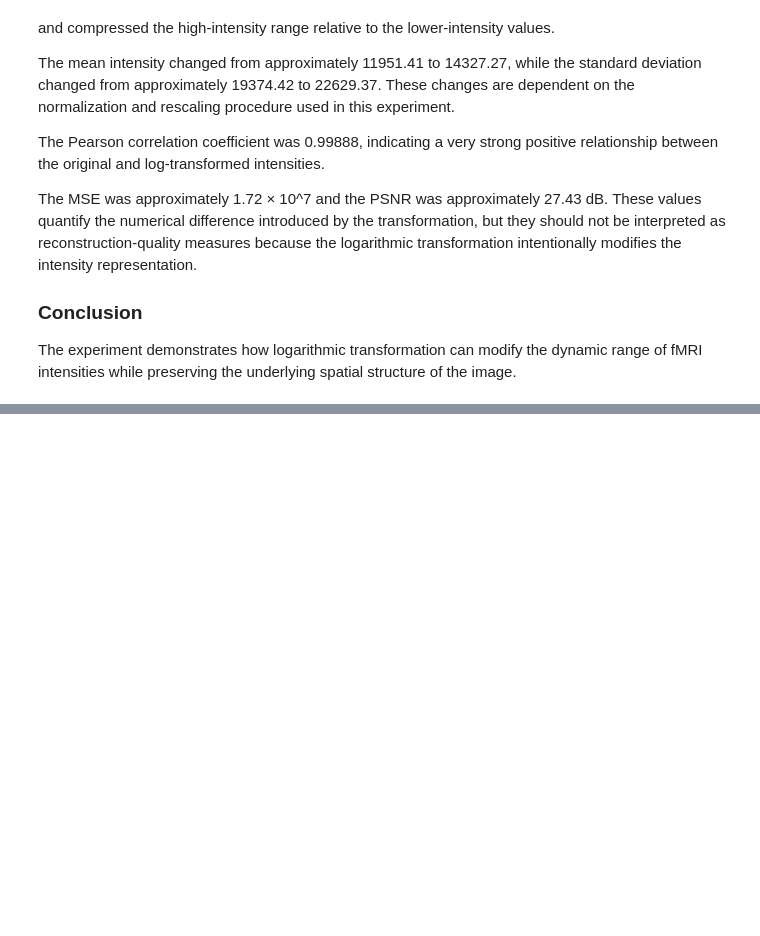
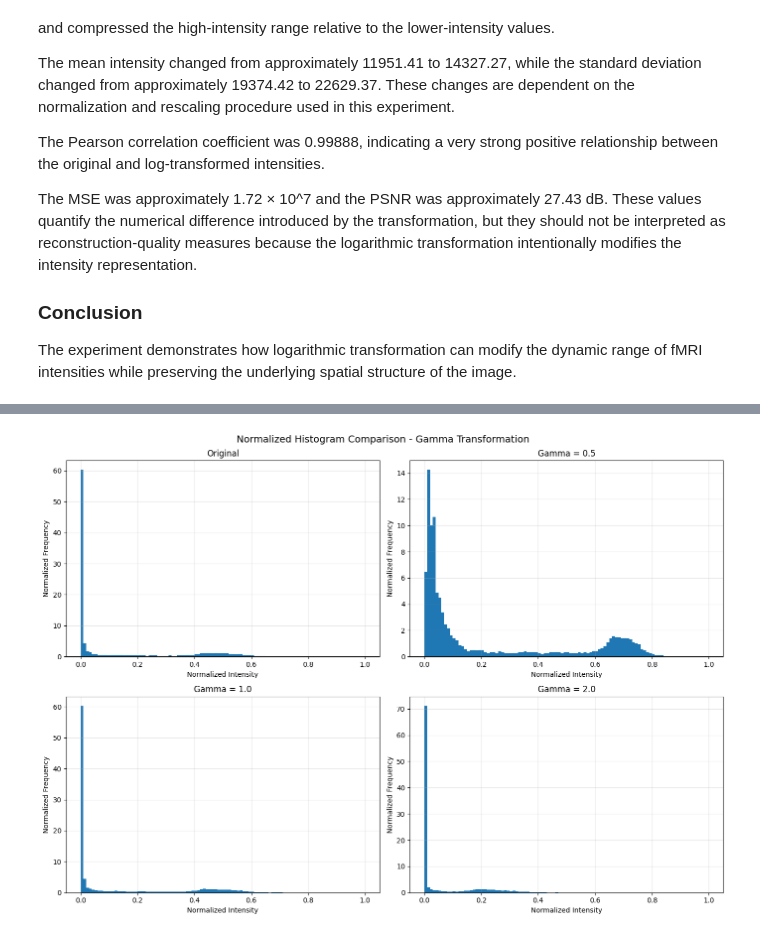
Before and after one commit to SharveshC/DIP_Capstone, a Jupyter notebook: notebook/samp.ipynb, the cells around one changed output, grey strips where cells are left out. Cells and saved outputs as stored; diff of their text form; code cells hidden in the pictures; blank space fills up the shorter version.

```diff
--- a/notebook/samp.ipynb
+++ b/notebook/samp.ipynb
@@ -1480,0 +1699,81 @@ the underlying spatial structure of the image.
+# %%
+# ============================================================
+# GAMMA / POWER-LAW TRANSFORMATION
+# Step 4: Histogram Comparison
+# ============================================================
+
+plt.figure(figsize=(14, 10))
+
+# Original
+plt.subplot(2, 2, 1)
+
+plt.hist(
+    normalized_image.flatten(),
+    bins=100,
+    range=(0, 1),
+    density=True
+)
+
+plt.xlabel("Normalized Intensity")
+plt.ylabel("Normalized Frequency")
+plt.title("Original")
+plt.grid(alpha=0.3)
+
+
+# Gamma = 0.5
+plt.subplot(2, 2, 2)
+
+plt.hist(
+    gamma_05.flatten(),
+    bins=100,
+    range=(0, 1),
+    density=True
+)
+
+plt.xlabel("Normalized Intensity")
+plt.ylabel("Normalized Frequency")
+plt.title("Gamma = 0.5")
+plt.grid(alpha=0.3)
+
+
+# Gamma = 1.0
+plt.subplot(2, 2, 3)
+
+plt.hist(
+    gamma_10.flatten(),
+    bins=100,
+    range=(0, 1),
+    density=True
+)
+
+plt.xlabel("Normalized Intensity")
+plt.ylabel("Normalized Frequency")
+plt.title("Gamma = 1.0")
+plt.grid(alpha=0.3)
+
+
+# Gamma = 2.0
+plt.subplot(2, 2, 4)
+
+plt.hist(
+    gamma_20.flatten(),
+    bins=100,
+    range=(0, 1),
+    density=True
+)
+
+plt.xlabel("Normalized Intensity")
+plt.ylabel("Normalized Frequency")
+plt.title("Gamma = 2.0")
+plt.grid(alpha=0.3)
+
+
+plt.suptitle(
+    "Normalized Histogram Comparison - Gamma Transformation",
+    fontsize=14
+)
+
+plt.tight_layout()
+plt.show()
+# %% [output]
+[figure, added]
```
Also changed, not shown: parts of 9 cells of this notebook.
